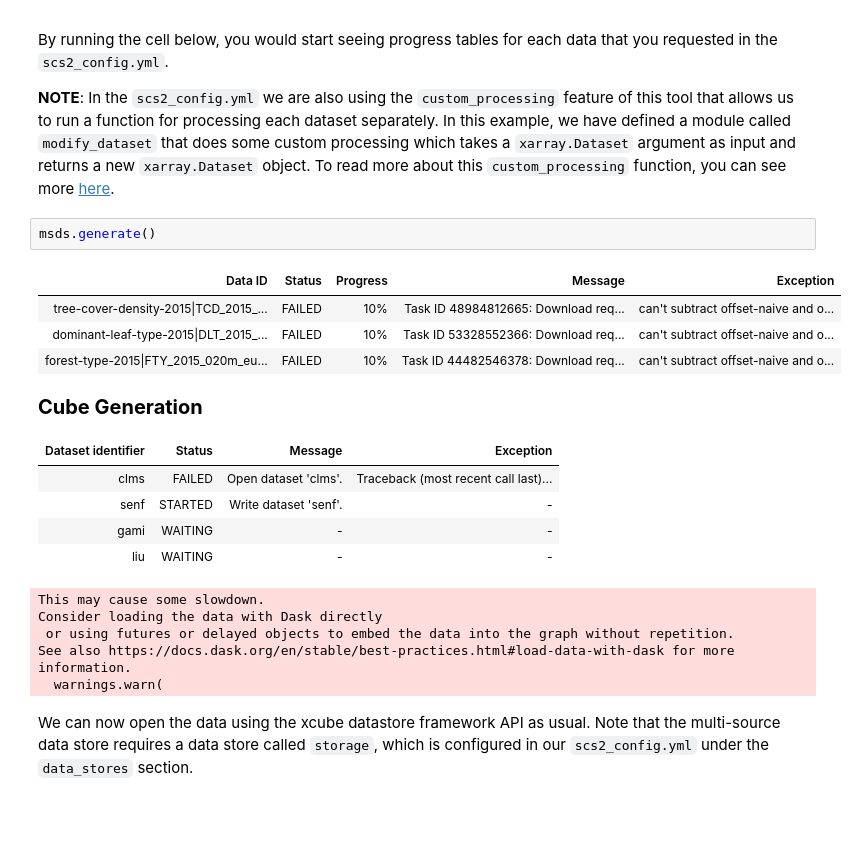
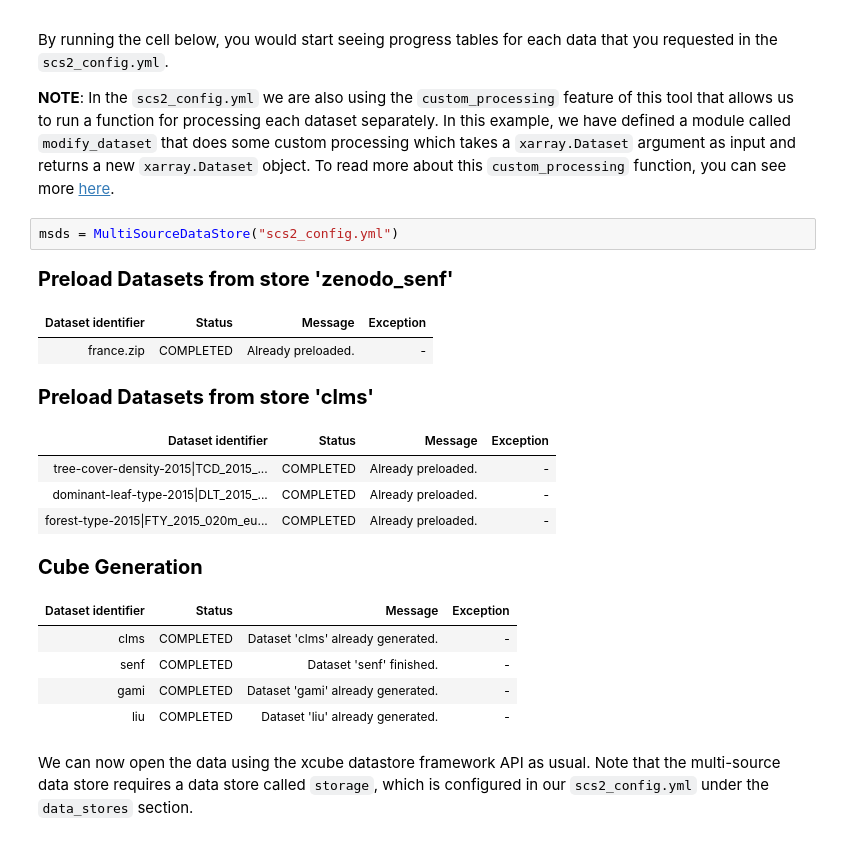
Before and after one commit to xcube-dev/xcube-multistore, a Jupyter notebook: examples/example2/scs2_xcube_multistore.ipynb, the cells around one changed output. Drawn from its saved outputs; the diff is of its cells as text; blank space fills up the shorter version.

```diff
--- a/examples/example2/scs2_xcube_multistore.ipynb
+++ b/examples/example2/scs2_xcube_multistore.ipynb
@@ -102,23 +83,22 @@ By running the cell below, you would start seeing progress tables for each data
 
 **NOTE**: In the `scs2_config.yml` we are also using the `custom_processing` feature of this tool that allows us to run a function for processing each dataset separately. In this example, we have defined a module called `modify_dataset` that does some custom processing which takes a `xarray.Dataset` argument as input and returns a new `xarray.Dataset` object. To read more about this `custom_processing` function, you can see more [here](https://xcube-dev.github.io/xcube-multistore/config/#custom_processing).
 # %%
-msds.generate()
+msds = MultiSourceDataStore("scs2_config.yml")
 # %% [output]
+Preload Datasets from store 'zenodo_senf'
-| Data ID | Status | Progress | Message | Exception |
-| tree-cover-density-2015|TCD_2015_... | FAILED | 10% | Task ID 48984812665: Download req... | can't subtract offset-naive and o... |
-| dominant-leaf-type-2015|DLT_2015_... | FAILED | 10% | Task ID 53328552366: Download req... | can't subtract offset-naive and o... |
-| forest-type-2015|FTY_2015_020m_eu... | FAILED | 10% | Task ID 44482546378: Download req... | can't subtract offset-naive and o... |
+| Dataset identifier | Status | Message | Exception |
+| france.zip | COMPLETED | Already preloaded. | - |
-Cube Generation
+Preload Datasets from store 'clms'
 | Dataset identifier | Status | Message | Exception |
-| clms | FAILED | Open dataset 'clms'. | Traceback (most recent call last)... |
-| senf | STARTED | Write dataset 'senf'. | - |
-| gami | WAITING | - | - |
-| liu | WAITING | - | - |
+| tree-cover-density-2015|TCD_2015_... | COMPLETED | Already preloaded. | - |
+| dominant-leaf-type-2015|DLT_2015_... | COMPLETED | Already preloaded. | - |
+| forest-type-2015|FTY_2015_020m_eu... | COMPLETED | Already preloaded. | - |
-This may cause some slowdown.
-Consider loading the data with Dask directly
- or using futures or delayed objects to embed the data into the graph without repetition.
-See also https://docs.dask.org/en/stable/best-practices.html#load-data-with-dask for more information.
-  warnings.warn(
+Cube Generation
+| Dataset identifier | Status | Message | Exception |
+| clms | COMPLETED | Dataset 'clms' already generated. | - |
+| senf | COMPLETED | Dataset 'senf' finished. | - |
+| gami | COMPLETED | Dataset 'gami' already generated. | - |
+| liu | COMPLETED | Dataset 'liu' already generated. | - |
 # %% [markdown]
 We can now open the data using the xcube datastore framework API as usual. Note that the multi-source data store requires a data store called `storage`, which is configured in our `scs2_config.yml` under the `data_stores` section.
 # %%
```
Also changed, not shown: parts of 4 cells of this notebook, 4 other files.
